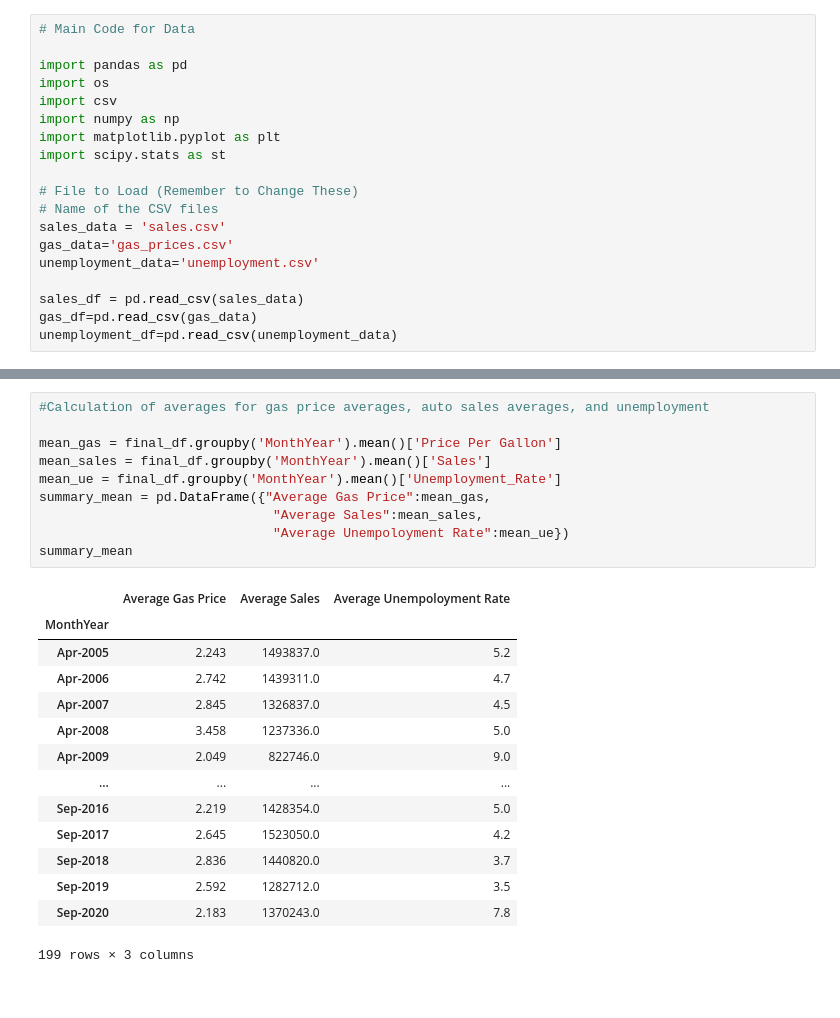
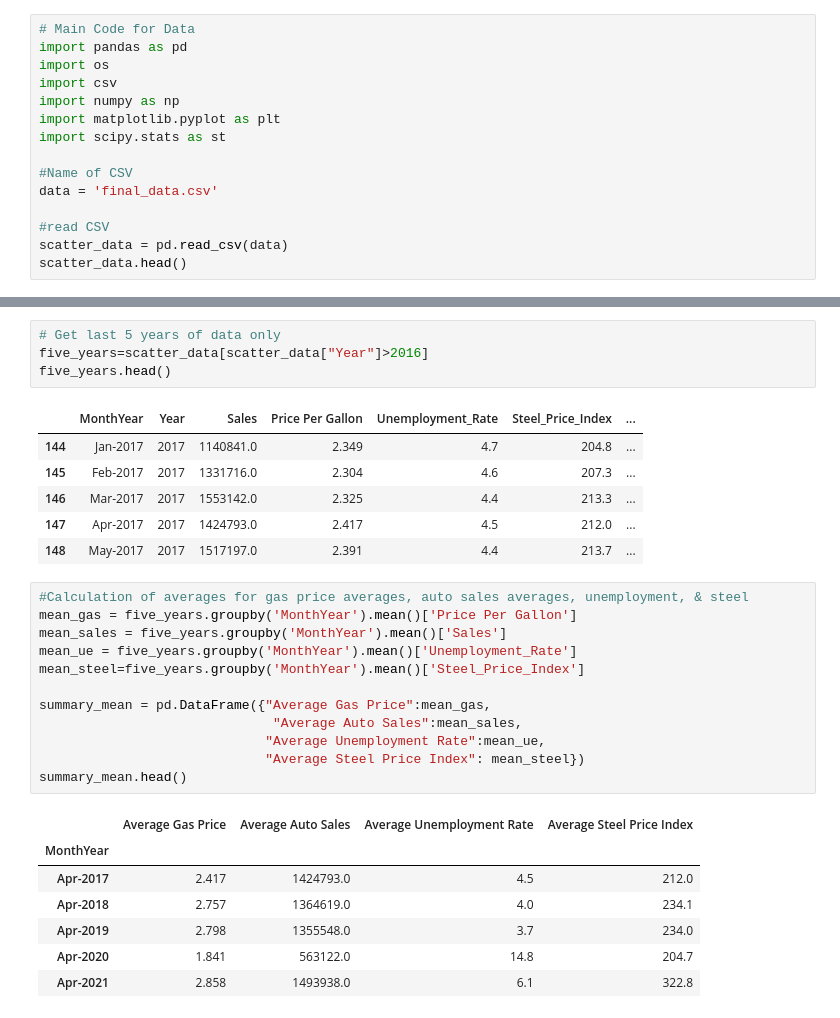
Before and after one commit to michelleherman13/auto-sales, a Jupyter notebook: data/Scatter_plots.ipynb, the cells around one changed output, grey strips where cells are left out. Saved outputs shown, nothing was run; the diff lists cells and outputs as text.

```diff
--- a/data/Scatter_plots.ipynb
+++ b/data/Scatter_plots.ipynb
@@ -1,6 +1,5 @@
 # %%
 # Main Code for Data
-
 import pandas as pd
 import os
 import csv
@@ -8,12 +7,9 @@ import numpy as np
 import matplotlib.pyplot as plt
 import scipy.stats as st
 
-# File to Load (Remember to Change These)
-# Name of the CSV files
-sales_data = 'sales.csv'
-gas_data='gas_prices.csv'
-unemployment_data='unemployment.csv'
+#Name of CSV
+data = 'final_data.csv'
 
-sales_df = pd.read_csv(sales_data)
-gas_df=pd.read_csv(gas_data)
-unemployment_df=pd.read_csv(unemployment_data)
+#read CSV
+scatter_data = pd.read_csv(data)
+scatter_data.head()
@@ -255,28 +23,34 @@ final_df.head(15)
+# %%
+# Get last 5 years of data only
+five_years=scatter_data[scatter_data["Year"]>2016]
+five_years.head()
+# %% [output]
+|  | MonthYear | Year | Sales | Price Per Gallon | Unemployment_Rate | Steel_Price_Index | ... |
+| 144 | Jan-2017 | 2017 | 1140841.0 | 2.349 | 4.7 | 204.8 | ... |
+| 145 | Feb-2017 | 2017 | 1331716.0 | 2.304 | 4.6 | 207.3 | ... |
+| 146 | Mar-2017 | 2017 | 1553142.0 | 2.325 | 4.4 | 213.3 | ... |
+| 147 | Apr-2017 | 2017 | 1424793.0 | 2.417 | 4.5 | 212.0 | ... |
+| 148 | May-2017 | 2017 | 1517197.0 | 2.391 | 4.4 | 213.7 | ... |
 # %%
-#Calculation of averages for gas price averages, auto sales averages, and unemployment
+#Calculation of averages for gas price averages, auto sales averages, unemployment, & steel
+mean_gas = five_years.groupby('MonthYear').mean()['Price Per Gallon']
+mean_sales = five_years.groupby('MonthYear').mean()['Sales']
+mean_ue = five_years.groupby('MonthYear').mean()['Unemployment_Rate']
+mean_steel=five_years.groupby('MonthYear').mean()['Steel_Price_Index']
 
-mean_gas = final_df.groupby('MonthYear').mean()['Price Per Gallon']
-mean_sales = final_df.groupby('MonthYear').mean()['Sales']
-mean_ue = final_df.groupby('MonthYear').mean()['Unemployment_Rate']
 summary_mean = pd.DataFrame({"Average Gas Price":mean_gas,
-                              "Average Sales":mean_sales,
-                              "Average Unempoloyment Rate":mean_ue})
-summary_mean
+                              "Average Auto Sales":mean_sales,
+                             "Average Unemployment Rate":mean_ue,
+                             "Average Steel Price Index": mean_steel})
+summary_mean.head()
 # %% [output]
-|  | Average Gas Price | Average Sales | Average Unempoloyment Rate |
-| MonthYear |  |  |  |
-| Apr-2005 | 2.243 | 1493837.0 | 5.2 |
-| Apr-2006 | 2.742 | 1439311.0 | 4.7 |
-| Apr-2007 | 2.845 | 1326837.0 | 4.5 |
-| Apr-2008 | 3.458 | 1237336.0 | 5.0 |
-| Apr-2009 | 2.049 | 822746.0 | 9.0 |
-| ... | ... | ... | ... |
-| Sep-2016 | 2.219 | 1428354.0 | 5.0 |
-| Sep-2017 | 2.645 | 1523050.0 | 4.2 |
-| Sep-2018 | 2.836 | 1440820.0 | 3.7 |
-| Sep-2019 | 2.592 | 1282712.0 | 3.5 |
-| Sep-2020 | 2.183 | 1370243.0 | 7.8 |
+|  | Average Gas Price | Average Auto Sales | Average Unemployment Rate | Average Steel Price Index |
+| MonthYear |  |  |  |  |
+| Apr-2017 | 2.417 | 1424793.0 | 4.5 | 212.0 |
+| Apr-2018 | 2.757 | 1364619.0 | 4.0 | 234.1 |
+| Apr-2019 | 2.798 | 1355548.0 | 3.7 | 234.0 |
+| Apr-2020 | 1.841 | 563122.0 | 14.8 | 204.7 |
+| Apr-2021 | 2.858 | 1493938.0 | 6.1 | 322.8 |
-199 rows × 3 columns
 # %%
 # Generate a scatter plot of average gas price vs. auto sales
 plt.scatter(mean_gas, mean_sales, color="lightskyblue", edgecolor="grey")
```
Also changed, not shown: parts of 26 cells of this notebook, 4 other files.
